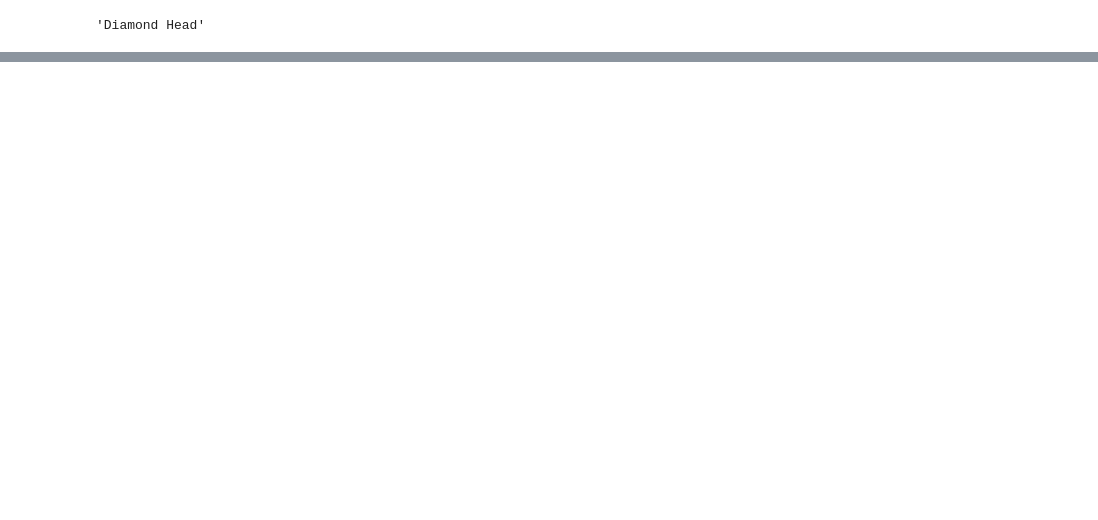
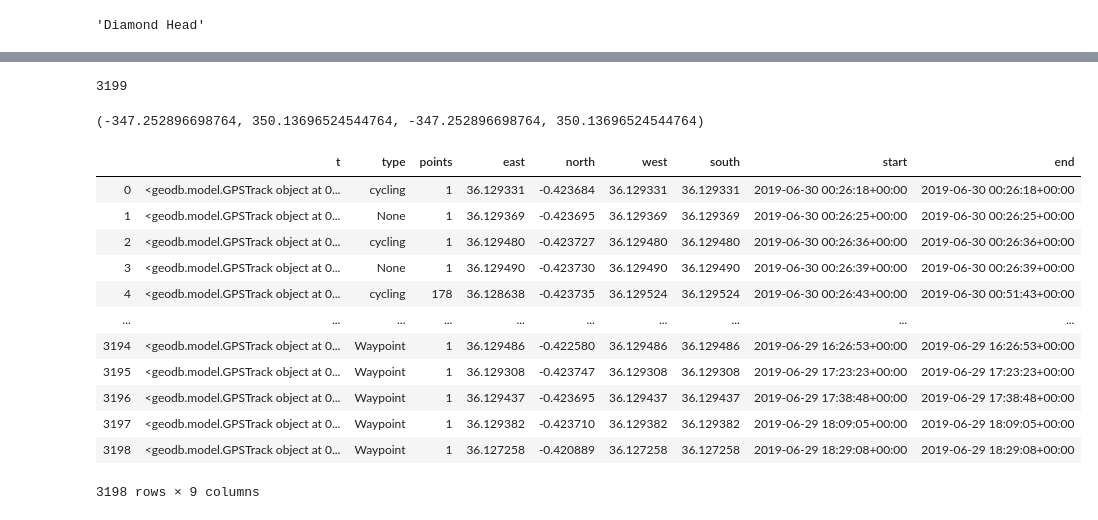
Before and after one commit to WanderingStar/gpx-cleanup, a Jupyter notebook: notebook/GeoJSON_demo.ipynb, the cells around one changed output, grey strips where cells are left out. Drawn from its saved outputs; the diff is of its cells as text; code cells hidden in the pictures; blank space fills up the shorter version.

Commit message:
bounds

```diff
--- a/notebook/GeoJSON_demo.ipynb
+++ b/notebook/GeoJSON_demo.ipynb
@@ -55,0 +80,33 @@ GeoJSON(features)
+# %%
+safari_tracks = session.query(GPSTrack).filter(GPSTrack.id.in_(
+    session.query(GPSPoint.track_id)
+    .filter(GPSPoint.time > '2019-06-25')
+    .filter(GPSPoint.time < '2019-07-16')
+.distinct())).all()
+# %%
+len(safari_tracks)
+# %% [output]
+3199
+# %%
+df = pd.DataFrame([[t, t.type, len(t.points)] + list(t.bounds) + [t.start_localtime, t.end_localtime] for t in safari_tracks],
+                  columns=["t", "type", "points", "east", "north", "west", "south", "start", "end"])
+# %%
+np.min(df['east']), np.max(df['west']), np.min(df['north']), np.max(df['south'])
+# %% [output]
+(-347.252896698764, 350.13696524544764, -347.252896698764, 350.13696524544764)
+# %%
+df[df.west < 180]
+# %% [output]
+|  | t | type | points | east | north | west | south | start | end |
+| 0 | <geodb.model.GPSTrack object at 0... | cycling | 1 | 36.129331 | -0.423684 | 36.129331 | 36.129331 | 2019-06-30 00:26:18+00:00 | 2019-06-30 00:26:18+00:00 |
+| 1 | <geodb.model.GPSTrack object at 0... | None | 1 | 36.129369 | -0.423695 | 36.129369 | 36.129369 | 2019-06-30 00:26:25+00:00 | 2019-06-30 00:26:25+00:00 |
+| 2 | <geodb.model.GPSTrack object at 0... | cycling | 1 | 36.129480 | -0.423727 | 36.129480 | 36.129480 | 2019-06-30 00:26:36+00:00 | 2019-06-30 00:26:36+00:00 |
+| 3 | <geodb.model.GPSTrack object at 0... | None | 1 | 36.129490 | -0.423730 | 36.129490 | 36.129490 | 2019-06-30 00:26:39+00:00 | 2019-06-30 00:26:39+00:00 |
+| 4 | <geodb.model.GPSTrack object at 0... | cycling | 178 | 36.128638 | -0.423735 | 36.129524 | 36.129524 | 2019-06-30 00:26:43+00:00 | 2019-06-30 00:51:43+00:00 |
+| ... | ... | ... | ... | ... | ... | ... | ... | ... | ... |
+| 3194 | <geodb.model.GPSTrack object at 0... | Waypoint | 1 | 36.129486 | -0.422580 | 36.129486 | 36.129486 | 2019-06-29 16:26:53+00:00 | 2019-06-29 16:26:53+00:00 |
+| 3195 | <geodb.model.GPSTrack object at 0... | Waypoint | 1 | 36.129308 | -0.423747 | 36.129308 | 36.129308 | 2019-06-29 17:23:23+00:00 | 2019-06-29 17:23:23+00:00 |
+| 3196 | <geodb.model.GPSTrack object at 0... | Waypoint | 1 | 36.129437 | -0.423695 | 36.129437 | 36.129437 | 2019-06-29 17:38:48+00:00 | 2019-06-29 17:38:48+00:00 |
+| 3197 | <geodb.model.GPSTrack object at 0... | Waypoint | 1 | 36.129382 | -0.423710 | 36.129382 | 36.129382 | 2019-06-29 18:09:05+00:00 | 2019-06-29 18:09:05+00:00 |
+| 3198 | <geodb.model.GPSTrack object at 0... | Waypoint | 1 | 36.127258 | -0.420889 | 36.127258 | 36.127258 | 2019-06-29 18:29:08+00:00 | 2019-06-29 18:29:08+00:00 |
+3198 rows × 9 columns
```
Also changed, not shown: parts of 15 cells of this notebook, 3 other files.
